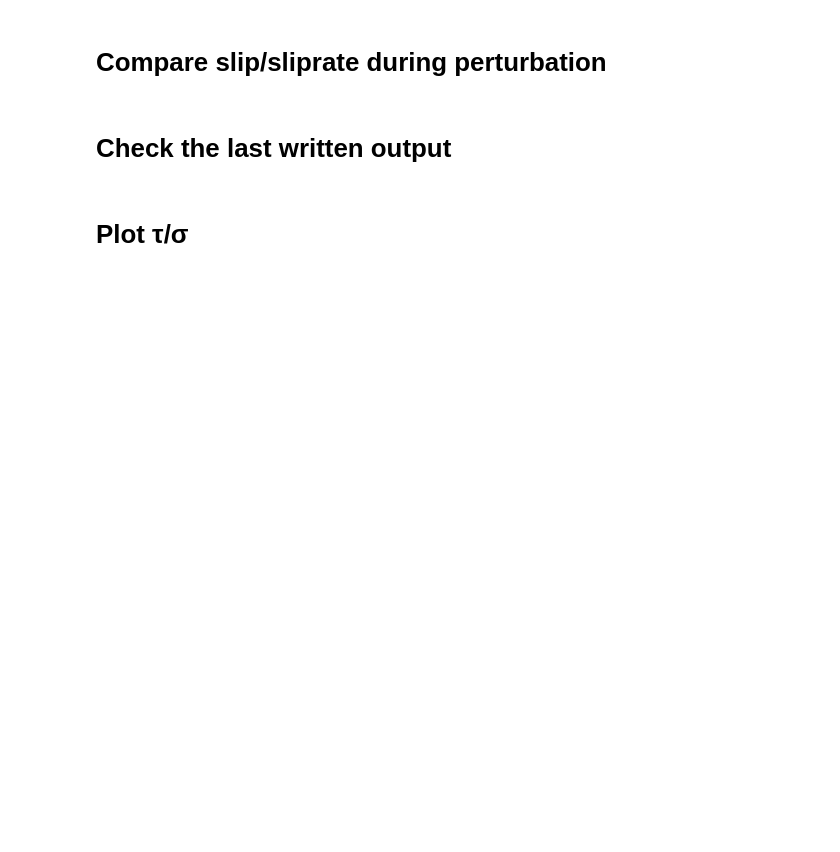
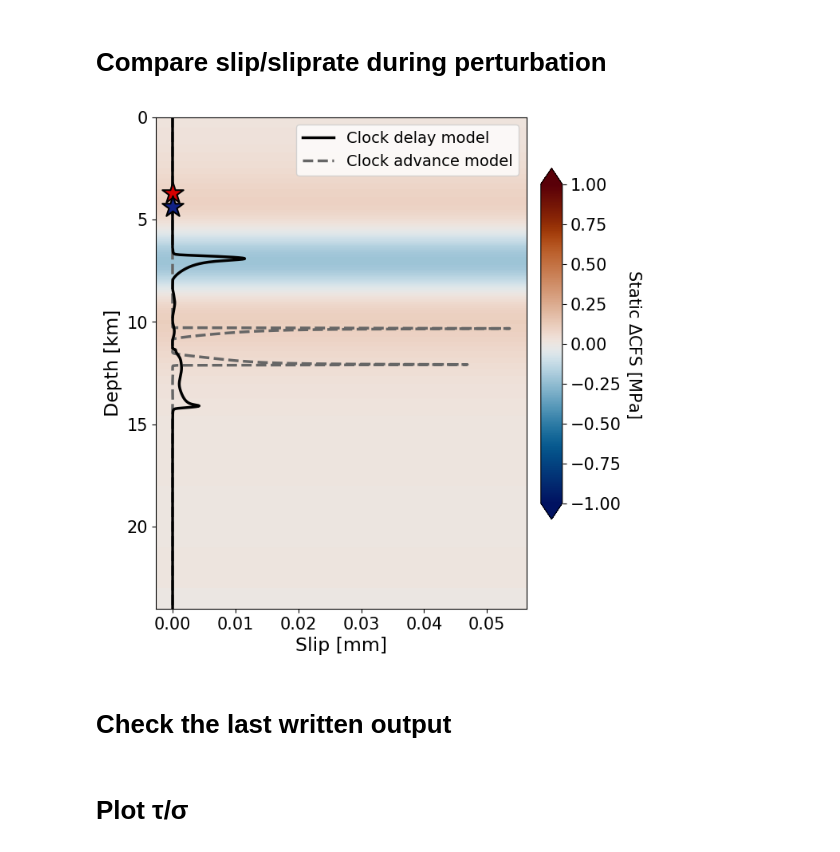
Before and after one commit to JeenaYun/jeena-tandem, a Jupyter notebook: scripts/compare_outputs.ipynb, the cells around one changed output. Saved outputs shown, nothing was run; the diff lists cells and outputs as text; code cells hidden in the pictures; blank space fills up the shorter version.

```diff
--- a/scripts/compare_outputs.ipynb
+++ b/scripts/compare_outputs.ipynb
@@ -94,0 +244,11 @@ plt.show()
+# %%
+plt.rcParams['font.size'] = '27'
+fig,ax=plt.subplots(figsize=(20.6,11))
+cb = plt.pcolormesh(X,Y,strength,cmap=cmap_n,vmin=vmin,vmax=vmax)
+plt.xlabel('Timesteps',fontsize=30)
+plt.ylim(0,24)
+plt.gca().invert_yaxis()
+plt.ylabel('Depth [km]',fontsize=30)
+plt.colorbar(cb,extend='both').set_label('Strength Change [MPa]',fontsize=30,rotation=270,labelpad=30) # vertical colorbar
+plt.tight_layout()
+plt.show()
@@ -328 +882,35 @@ ax.set_ylim(0,15)
 ax.invert_yaxis()
+# %%
+from cmcrameri import cm
+lb=-1.; ub=1.
+
+target_var = 'slip'
+fig,ax=plt.subplots(figsize=(6,8))
+var1 = model1.variables[target_var].data*1e3
+var2 = model2.variables[target_var].data*1e3
+
+delT = abs(model1.variables['shearT'].data[:,-1])-abs(model1.variables['shearT'].data[:,0])
+delS = model1.variables['normalT'].data[:,-1]-model1.variables['normalT'].data[:,0]
+dCFS = delT - 0.4*delS
+
+# ax.plot(dCFS,-model1.dep,color='g',lw=2.5,label='$\Delta$CFS',zorder=3)
+ax.plot(var1[:,-1]-var1[:,0],-model1.dep,color='k',lw=2.5,label='Clock delay model',zorder=3)
+ax.plot(var2[:,-1]-var2[:,0],-model2.dep,color='0.4',linestyle='--',lw=2.5,label='Clock advance model')
+ax.scatter(0,3.7,400,marker='*',fc=mp.myburgundy,ec='k',lw=1.5,zorder=3)
+ax.scatter(0,4.38,400,marker='*',fc=mp.mynavy,ec='k',lw=1.5,zorder=3)
+ax.legend(fontsize=14)
+xl = ax.get_xlim()
+x = np.array(xl)
+# X,Y = np.meshgrid(x,model1.dep)
+cb = ax.pcolormesh(x,-np.hstack(([0],model1.dep)),np.reshape(dCFS,(len(dCFS),1)),cmap=cm.vik,vmin=lb,vmax=ub)
+
+cbaxes = fig.add_axes([0.93, 0.25, 0.045, 0.55])
+plt.colorbar(cb,cax=cbaxes,extend='both').set_label('Static $\Delta$CFS [MPa]',fontsize=15,rotation=270,labelpad=20)
+ax.set_xlabel('Slip [mm]',fontsize=17)
+ax.set_ylabel('Depth [km]',fontsize=17)
+# ax.grid(True,alpha=0.5)
+ax.set_xlim(xl)
+ax.set_ylim(0,24)
+ax.invert_yaxis()
+# %% [output]
+[figure, added]
```
Also changed, not shown: parts of 54 cells of this notebook, 31 other files.
